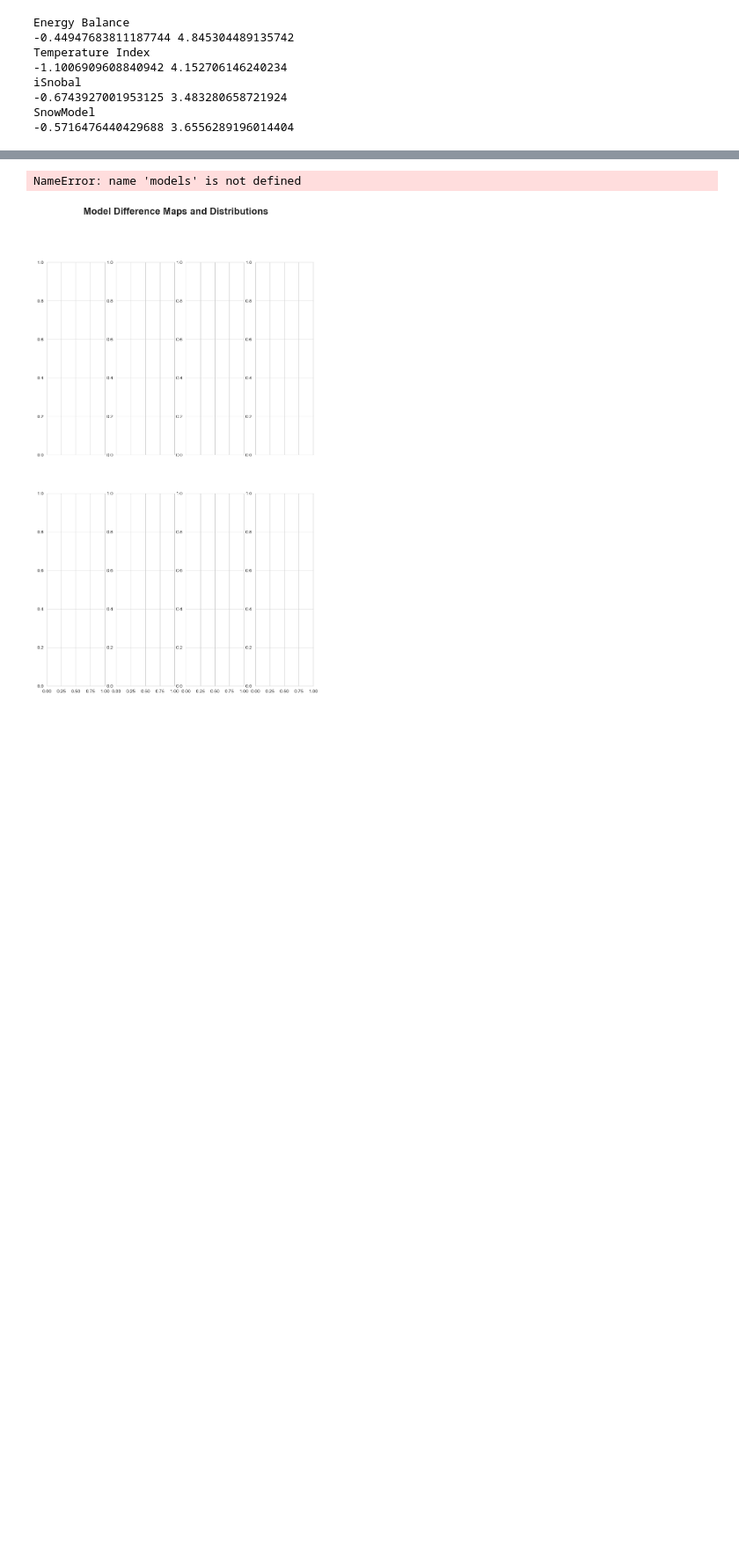
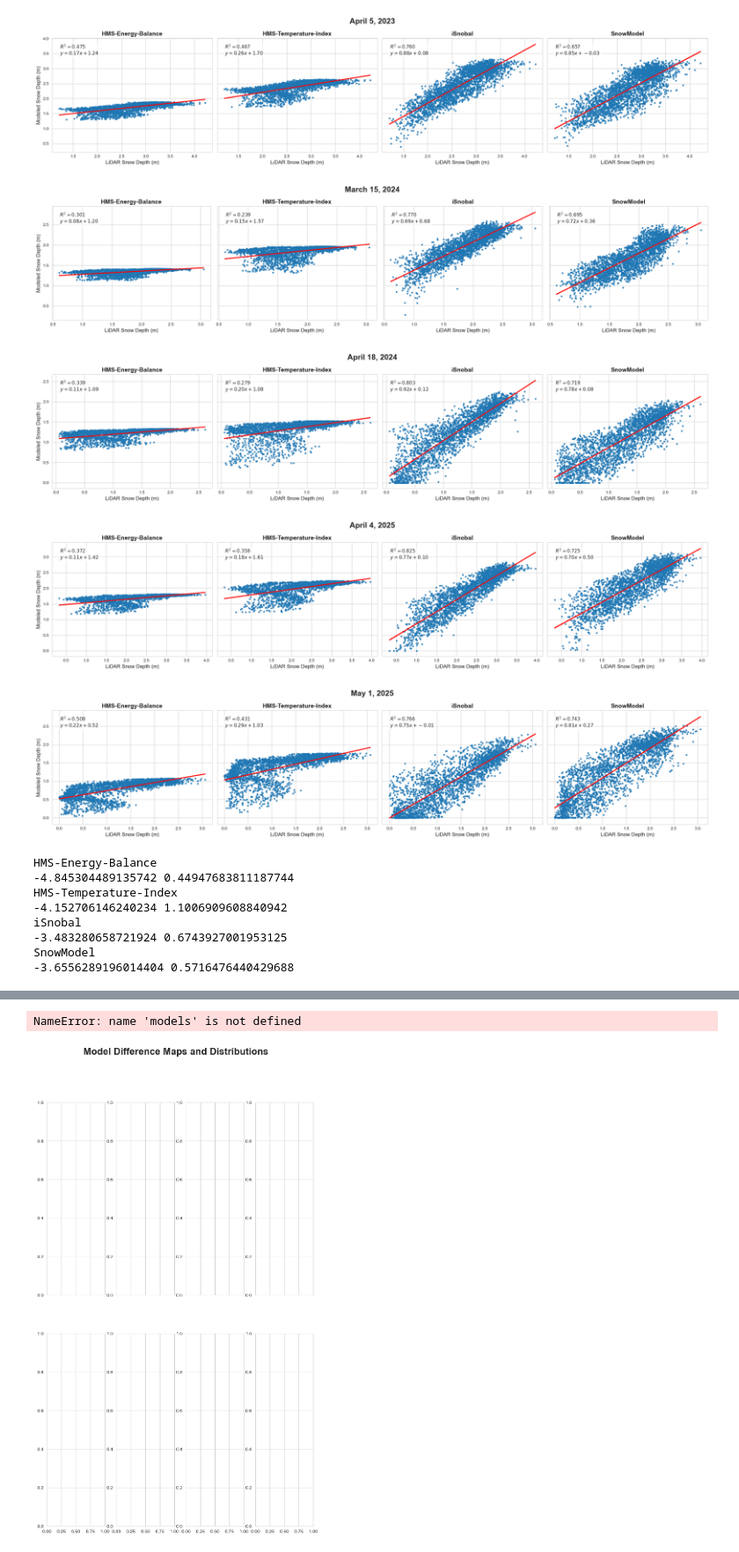
Before and after one commit to naniciafone/SIRO, a Jupyter notebook: notebooks/analysis.ipynb, the cells around one changed output, grey strips where cells are left out. Shown at 88% size. Cells and saved outputs as stored; diff of their text form; code cells hidden in the pictures; blank space fills up the shorter version.

```diff
--- a/notebooks/analysis.ipynb
+++ b/notebooks/analysis.ipynb
@@ -238,14 +224,0 @@ plt.show()
-# %%
-##Differenced Maps
-
-EB_diff_path = os.path.join(model_dir,"HMS_Energy_Balance_lidar_diff.tif")
-TI_diff_path = os.path.join(model_dir,"HMS_Temperature_Index_lidar_diff.tif")
-iSno_diff_path = os.path.join(model_dir,"iSnobal_lidar_diff.tif")
-SM_diff_path = os.path.join(model_dir,"SnowModel_lidar_diff.tif")
-
-EB_diff = rxr.open_rasterio(EB_diff_path, masked=True).squeeze()
-TI_diff = rxr.open_rasterio(TI_diff_path, masked=True).squeeze()
-iSno_diff = rxr.open_rasterio(iSno_diff_path, masked=True).squeeze()
-SM_diff = rxr.open_rasterio(SM_diff_path, masked=True).squeeze()
-
-models = {"HMS-Energy Balance": EB_diff, "HMS-Temperature Index": TI_diff, "iSnobal": iSno_diff,"SnowModel": SM_diff}
@@ -252,18 +288,31 @@ models = {"HMS-Energy Balance": EB_diff, "HMS-Temperature Index": TI_diff, "iSno
+# %%
+create_regression_plot('20230405', "April 5, 2023")
+create_regression_plot('20240315', "March 15, 2024")
+create_regression_plot('20240418', "April 18, 2024")
+create_regression_plot('20250404', "April 4, 2025")
+create_regression_plot('20250501', "May 1, 2025")
+# %% [output]
+[figure, added]
+[figure, added]
+[figure, added]
+[figure, added]
+[figure, added]
 # %%
-for model_name, model_data in models.items():
+for model_name, model_data in diff.items():
+        raster = rxr.open_rasterio(model_data, masked=True).squeeze()
         print(model_name)
-        min_val = model_data.min().item()
-        max_val = model_data.max().item()
+        min_val = raster.min().item()
+        max_val = raster.max().item()
         print(min_val, max_val)
 # %% [output]
-Energy Balance
--0.44947683811187744 4.845304489135742
-Temperature Index
--1.1006909608840942 4.152706146240234
+HMS-Energy-Balance
+-4.845304489135742 0.44947683811187744
+HMS-Temperature-Index
+-4.152706146240234 1.1006909608840942
 iSnobal
--0.6743927001953125 3.483280658721924
+-3.483280658721924 0.6743927001953125
 SnowModel
--0.5716476440429688 3.6556289196014404
+-3.6556289196014404 0.5716476440429688
 # %%
 ## one pixel with noise in the LiDAR dataset is causing an issues in following cells, so I am going to remove the high noise by filtering lidar diffs for now
 ## temporary fix, I should potentially return to the lidar
```
Also changed, not shown: parts of 11 cells of this notebook.
